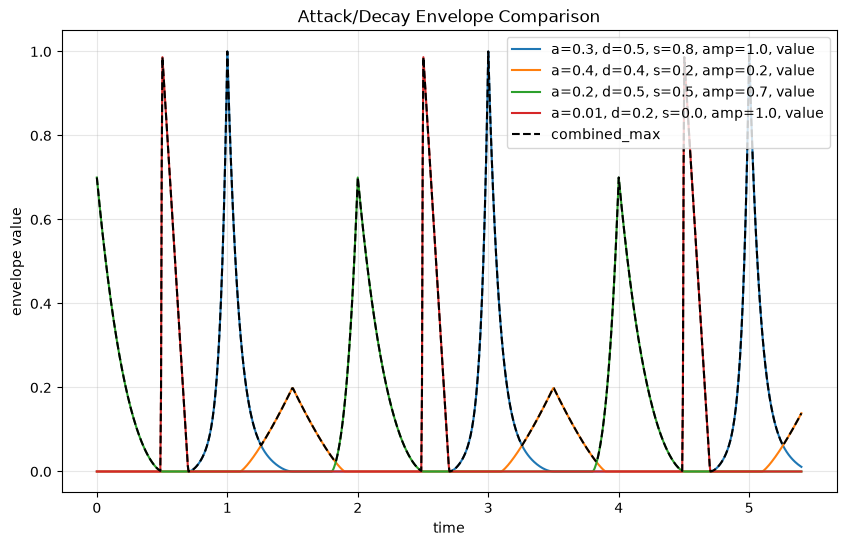
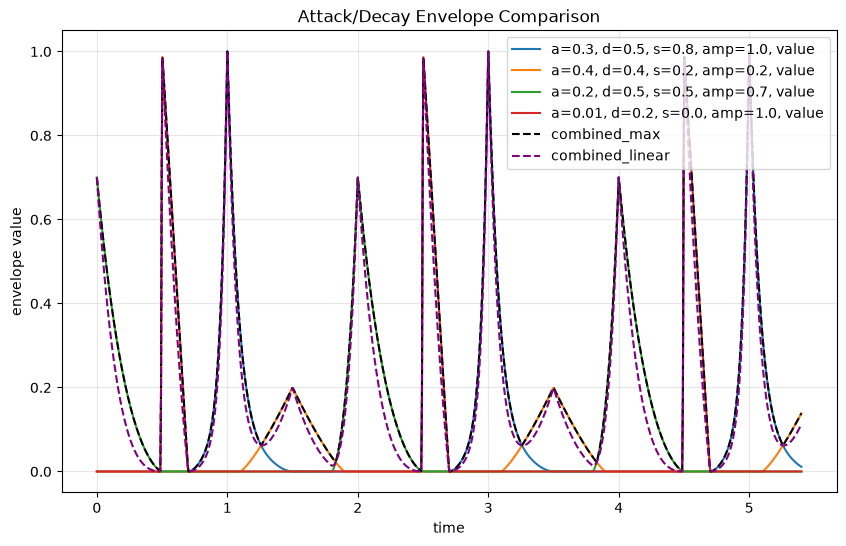
Code edit (unified diff) that turned the first committed figure into the second:
--- before
+++ after
@@ -1,3 +1,3 @@
-from simulations.envelope import EnvelopeStatus, combine_envelopes, combine_max, offset_envelopes
+from simulations.envelope import EnvelopeStatus, combine_envelopes, combine_interpolate_linear, combine_max, offset_envelopes
 
 
@@ -15,6 +15,10 @@
     for t in times
 ]
-combined_values = [
+values_combined_max = [
     combine_envelopes(s, combine_max)
+    for s in offset_values
+]
+values_combined_linear = [
+    combine_envelopes(s, combine_interpolate_linear)
     for s in offset_values
 ]
@@ -27,5 +31,6 @@
     plt.plot(times, [s.value for s in samples], label=f"{settings_label(combos[i])}, value")
 
-plt.plot(times, combined_values, label="combined_max", linestyle="--", color="black")
+plt.plot(times, values_combined_max, label="combined_max", linestyle=":", color="black")
+plt.plot(times, values_combined_linear, label="combined_linear", linestyle="--", color="purple")
 
 plt.xlabel("time")

Commit: Implement combination through linear interpolation